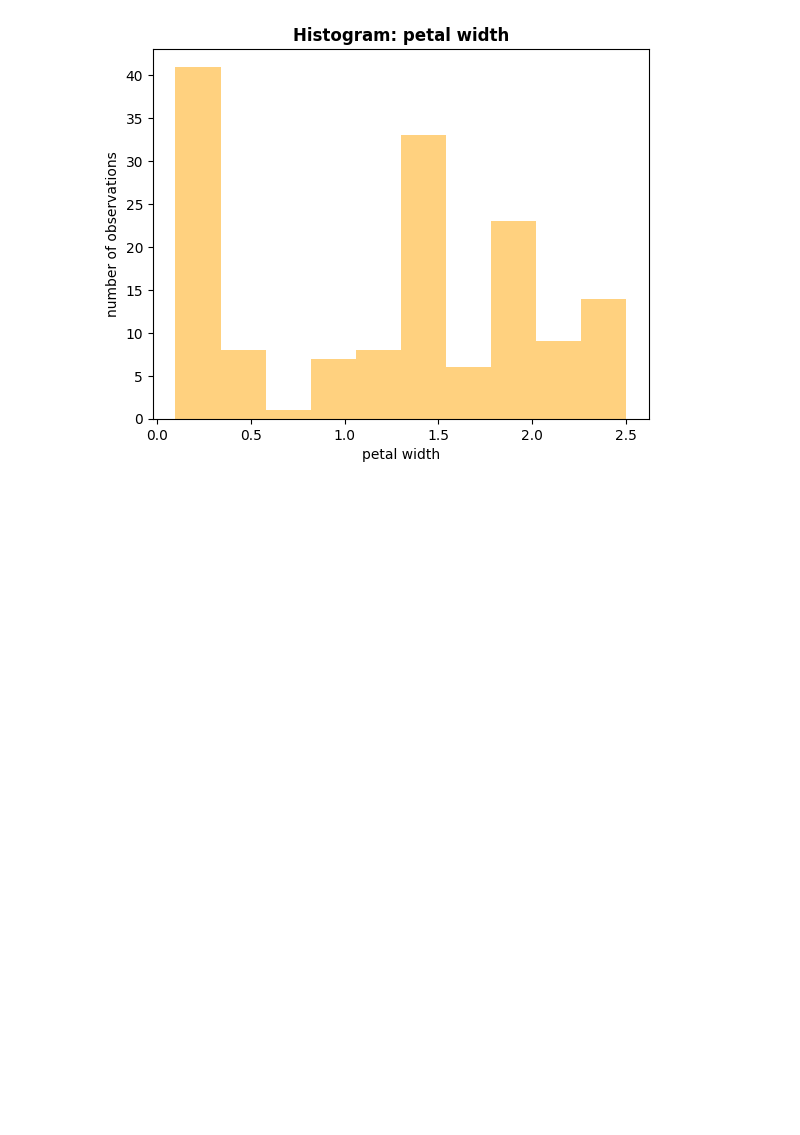
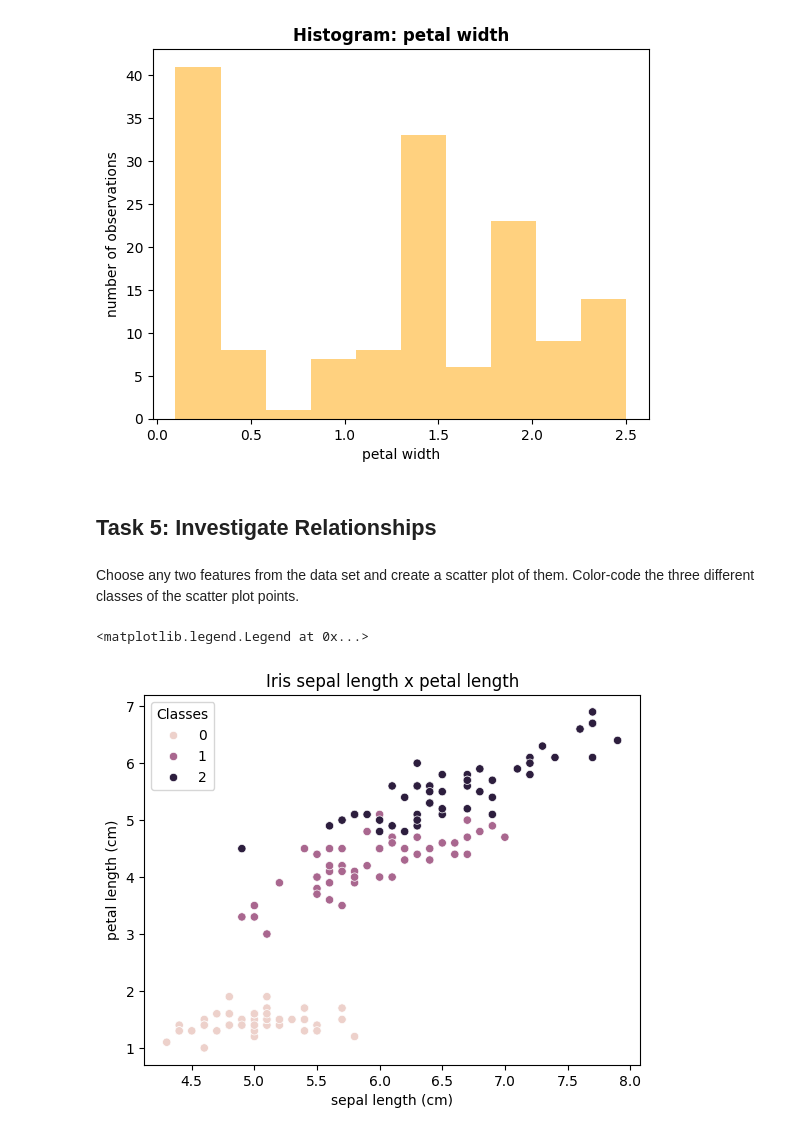
Before and after one commit to quyenphanlyons/data_analytics, a Jupyter notebook: tasks.ipynb, the cells around one changed output. Cells and saved outputs as stored; diff of their text form; code cells hidden in the pictures; blank space fills up the shorter version.

```diff
--- a/tasks.ipynb
+++ b/tasks.ipynb
@@ -123,3 +123,16 @@ plt.show(d)
 [figure]
 [figure]
 [figure]
+# %% [markdown]
+## Task 5: Investigate Relationships
+# %% [markdown]
+Choose any two features from the data set and create a scatter plot of them.
+Color-code the three different classes of the scatter plot points.
+# %%
+import seaborn as sns
+sns.scatterplot(x=iris_array['sepal length (cm)'],y=iris_array['petal length (cm)'], data=iris_array, hue='target')
+plt.title('Iris sepal length x petal length')
+plt.legend(title='Classes')
+# %% [output]
+<matplotlib.legend.Legend at 0x...>
+[figure, added]
```
Also changed, not shown: parts of 1 cell of this notebook.
